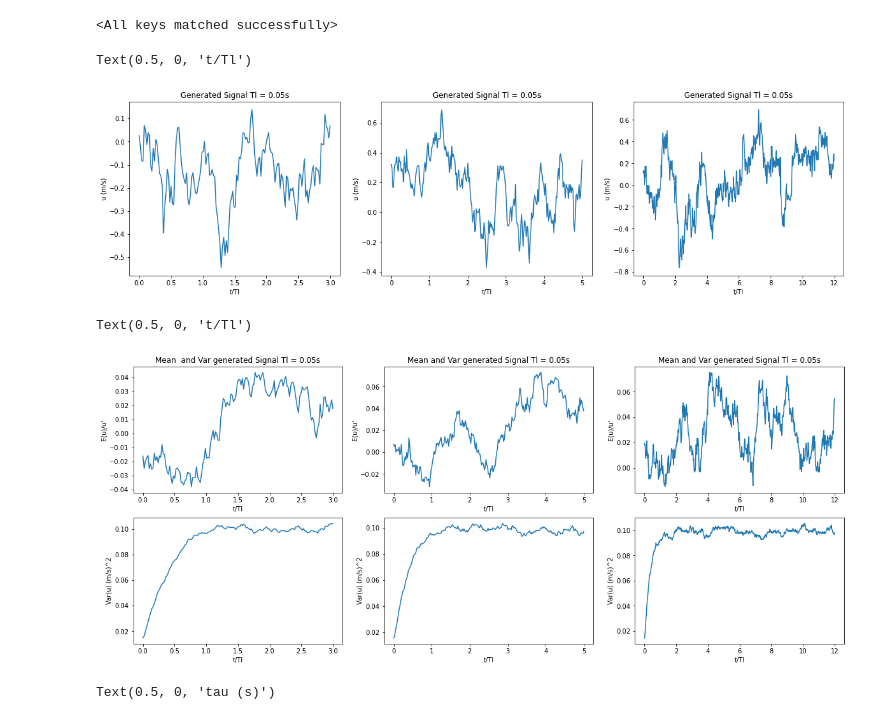
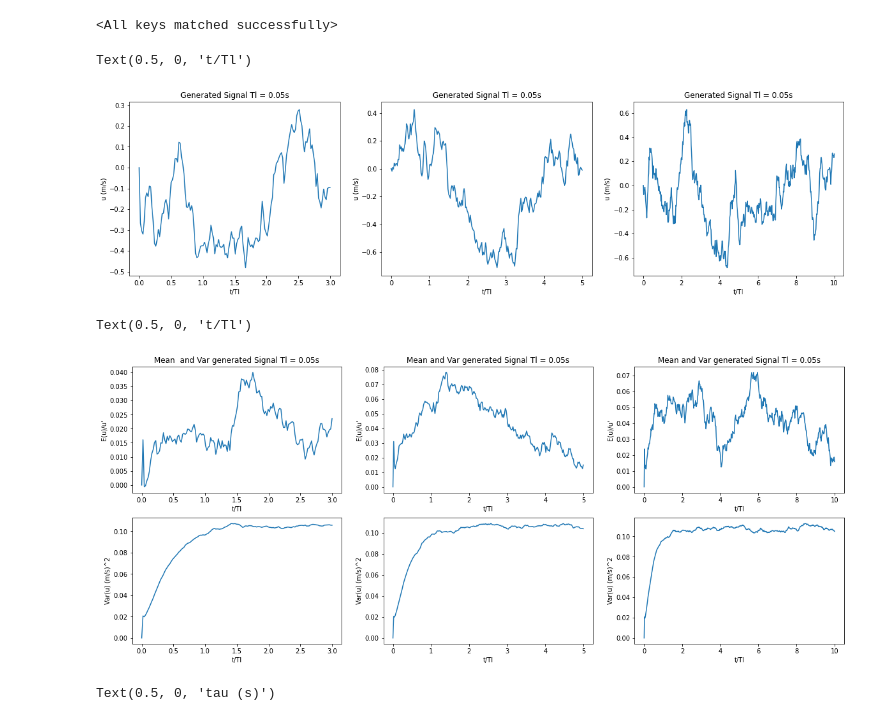
Before and after one commit to ferngonzalezp/Langevin-GAN, a Jupyter notebook: lstm_gan_langevin_pytorch.ipynb, the cells around one changed output. Cells and saved outputs as stored; diff of their text form; code cells hidden in the pictures.

```diff
--- a/lstm_gan_langevin_pytorch.ipynb
+++ b/lstm_gan_langevin_pytorch.ipynb
@@ -48,10 +48,10 @@ Random Seed:  999
 batch_size = 300
 
 # Size of z latent vector (i.e. size of generator input)
-nz = 100
+nz = 1
 
 # Number of training epochs
-num_epochs = 36
+num_epochs = 50
 
 # Learning rate for optimizers
 lr = 0.0001
@@ -156,15 +156,9 @@ class Generator(nn.Module):
         super(Generator, self).__init__()
         self.ngpu = ngpu
         self.hidden_dim = 256
-        self.lstm_cell = nn.LSTMCell(self.hidden_dim,self.hidden_dim)
-        self.fc1 = nn.Sequential(
-            nn.Linear(nz+1,self.hidden_dim,bias=False),
-        )
+        self.lstm_cell = nn.LSTMCell(nz+1,self.hidden_dim)
         self.fc2 = nn.Sequential(
             nn.Linear(self.hidden_dim,1,bias=False),
-        )
-        self.fc3 = nn.Sequential(
-            nn.Linear(1,1,bias=False),
         )
         def init_hidden(self, batch_size):
           ''' Initialize hidden state '''
@@ -197,18 +191,16 @@ class Generator(nn.Module):
           return hidden
     def forward(self, z, Tl, n_points):
         l_size = Tl.size()
-        Tl = torch.reshape(self.fc3(Tl),(l_size[0],1))
         h_0 = torch.randn(l_size[0],self.hidden_dim).to(device)
         c_0 = torch.randn(l_size[0],self.hidden_dim).to(device)
-        seq = torch.empty(l_size[0],1).to(device)
-        y_0 = Tl
-        for i in range(n_points):
+        y_0 = torch.zeros((l_size[0],1)).to(device)
+        seq = y_0
+        for i in range(n_points-1):
           noise = torch.cat((z[:,:,i],y_0),dim=1)
-          y_0 = self.fc1(noise)
-          h_0, c_0 = self.lstm_cell(y_0,(h_0,c_0))
+          h_0, c_0 = self.lstm_cell(noise,(h_0,c_0))
           y_0 = self.fc2(h_0)
           seq = torch.cat((seq,y_0),dim=1)
-        return torch.reshape(seq[:,1:],(l_size[0],n_points,1))
+        return torch.reshape(seq,(l_size[0],n_points,1))
 # %%
 # Create the generator
 netG = Generator(ngpu).to(device)
@@ -908,7 +888,7 @@ netG.load_state_dict(torch.load('/content/lstm_gan.pt'))
 # %% [output]
 <All keys matched successfully>
 # %%
-num_examples_to_generate = 2000
+num_examples_to_generate = 5000
 #Generate Langevin with Tl = 0.05 t = 3*Tl
 manualSeed = random.randint(1, 10000) # use if you want new results
 random.seed(manualSeed)
@@ -933,12 +913,12 @@ t2 = np.linspace(0,5,nPred*5)
 manualSeed = random.randint(1, 10000) # use if you want new results
 random.seed(manualSeed)
 torch.manual_seed(manualSeed)
-noise = torch.randn(num_examples_to_generate,nz,nPred*12, device=device)
+noise = torch.randn(num_examples_to_generate,nz,nPred*10, device=device)
 label = torch.tensor(np.ones((num_examples_to_generate,1))*Tl[0],dtype=torch.float)
 label = label.to(device)
-predicted_langevin_3 = netG(noise,label,nPred*12)
+predicted_langevin_3 = netG(noise,label,nPred*10)
 predicted_langevin_3 = predicted_langevin_3.cpu().detach().numpy()
-t3 = np.linspace(0,12,nPred*12)
+t3 = np.linspace(0,10,nPred*10)
 # %%
 plt.figure(figsize=(20,5))
 plt.subplot(1,3,1)
@@ -958,7 +938,7 @@ plt.ylabel("u (m/s)")
 plt.xlabel("t/Tl")
 # %% [output]
 Text(0.5, 0, 't/Tl')
-[figure, old version]
+[figure, new version]
 # %%
 plt.figure(figsize=(20,8))
 mean_gen = np.zeros(nPred*3)
@@ -991,36 +971,36 @@ mean_gen = mean_gen/num_examples_to_generate
 var_gen2 = var_gen/num_examples_to_generate-mean_gen**2
 mean_gen = mean_gen/np.sqrt(.1)
 plt.subplot(2,3,2)
 plt.plot(t2,mean_gen)
 plt.title("Mean and Var generated Signal Tl = "+ str(Tl[0])+"s")
 plt.ylabel("E(u)/u'")
 plt.xlabel("t/Tl")
 plt.subplot(2,3,5)
 plt.plot(t2,var_gen2)
 plt.ylabel("Var(u) (m/s)^2")
 plt.xlabel("t/Tl")
 
-mean_gen = np.zeros(nPred*12)
-var_gen = np.zeros(nPred*12)
+mean_gen = np.zeros(nPred*10)
+var_gen = np.zeros(nPred*10)
 for i  in range(0,num_examples_to_generate):
     mean_gen = mean_gen+ predicted_langevin_3[i,:,0]
     var_gen = var_gen + predicted_langevin_3[i,:,0]**2
 
 mean_gen = mean_gen/num_examples_to_generate
 var_gen3 = var_gen/num_examples_to_generate-mean_gen**2
 mean_gen = mean_gen/np.sqrt(.1)
 plt.subplot(2,3,3)
 plt.plot(t3,mean_gen)
 plt.title("Mean and Var generated Signal Tl = "+ str(Tl[0])+"s")
 plt.ylabel("E(u)/u'")
 plt.xlabel("t/Tl")
 plt.subplot(2,3,6)
 plt.plot(t3,var_gen3)
 plt.ylabel("Var(u) (m/s)^2")
 plt.xlabel("t/Tl")
 # %% [output]
 Text(0.5, 0, 't/Tl')
-[figure, old version]
+[figure, new version]
 # %%
 plt.figure(figsize=(20,5))
 Ruu = np.array(0);
```
Also changed, not shown: parts of 18 cells of this notebook.
